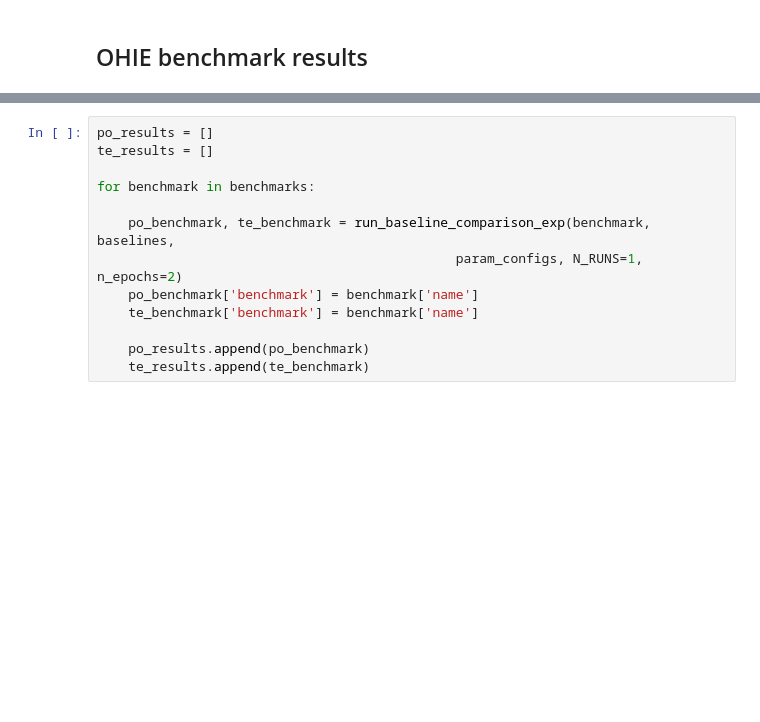
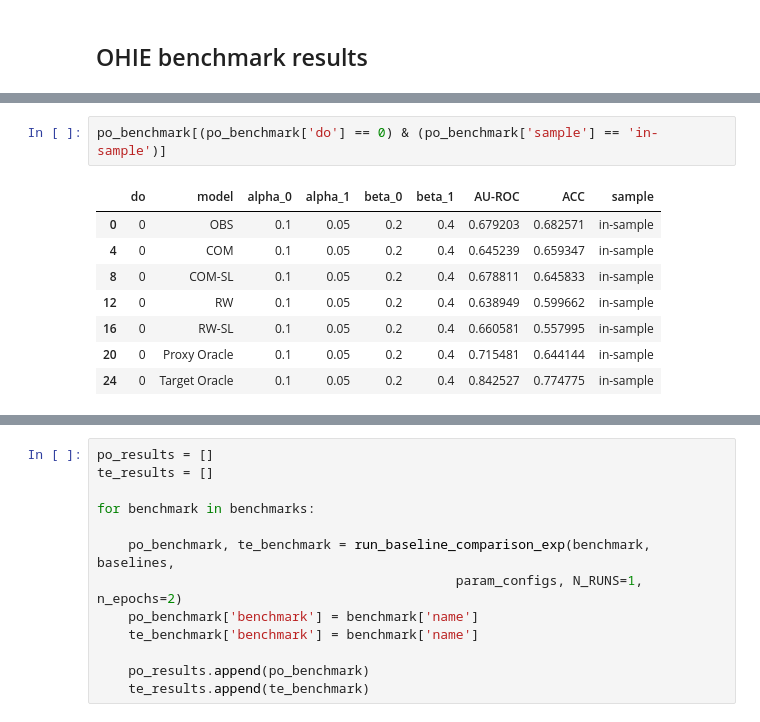
Before and after one commit to lguerdan/counterfactual-decision-support, a Jupyter notebook: risk_minimization_exps.ipynb, the cells around one changed output, grey strips where cells are left out. Drawn from its saved outputs; the diff is of its cells as text; blank space fills up the shorter version.

```diff
--- a/risk_minimization_exps.ipynb
+++ b/risk_minimization_exps.ipynb
@@ -71,0 +194,11 @@ baselines = [{
+# %%
+po_benchmark[(po_benchmark['do'] == 0) & (po_benchmark['sample'] == 'in-sample')]
+# %% [output]
+|  | do | model | alpha_0 | alpha_1 | beta_0 | beta_1 | AU-ROC | ACC | sample |
+| 0 | 0 | OBS | 0.1 | 0.05 | 0.2 | 0.4 | 0.679203 | 0.682571 | in-sample |
+| 4 | 0 | COM | 0.1 | 0.05 | 0.2 | 0.4 | 0.645239 | 0.659347 | in-sample |
+| 8 | 0 | COM-SL | 0.1 | 0.05 | 0.2 | 0.4 | 0.678811 | 0.645833 | in-sample |
+| 12 | 0 | RW | 0.1 | 0.05 | 0.2 | 0.4 | 0.638949 | 0.599662 | in-sample |
+| 16 | 0 | RW-SL | 0.1 | 0.05 | 0.2 | 0.4 | 0.660581 | 0.557995 | in-sample |
+| 20 | 0 | Proxy Oracle | 0.1 | 0.05 | 0.2 | 0.4 | 0.715481 | 0.644144 | in-sample |
+| 24 | 0 | Target Oracle | 0.1 | 0.05 | 0.2 | 0.4 | 0.842527 | 0.774775 | in-sample |
```
Also changed, not shown: parts of 19 cells of this notebook, 37 other files.
